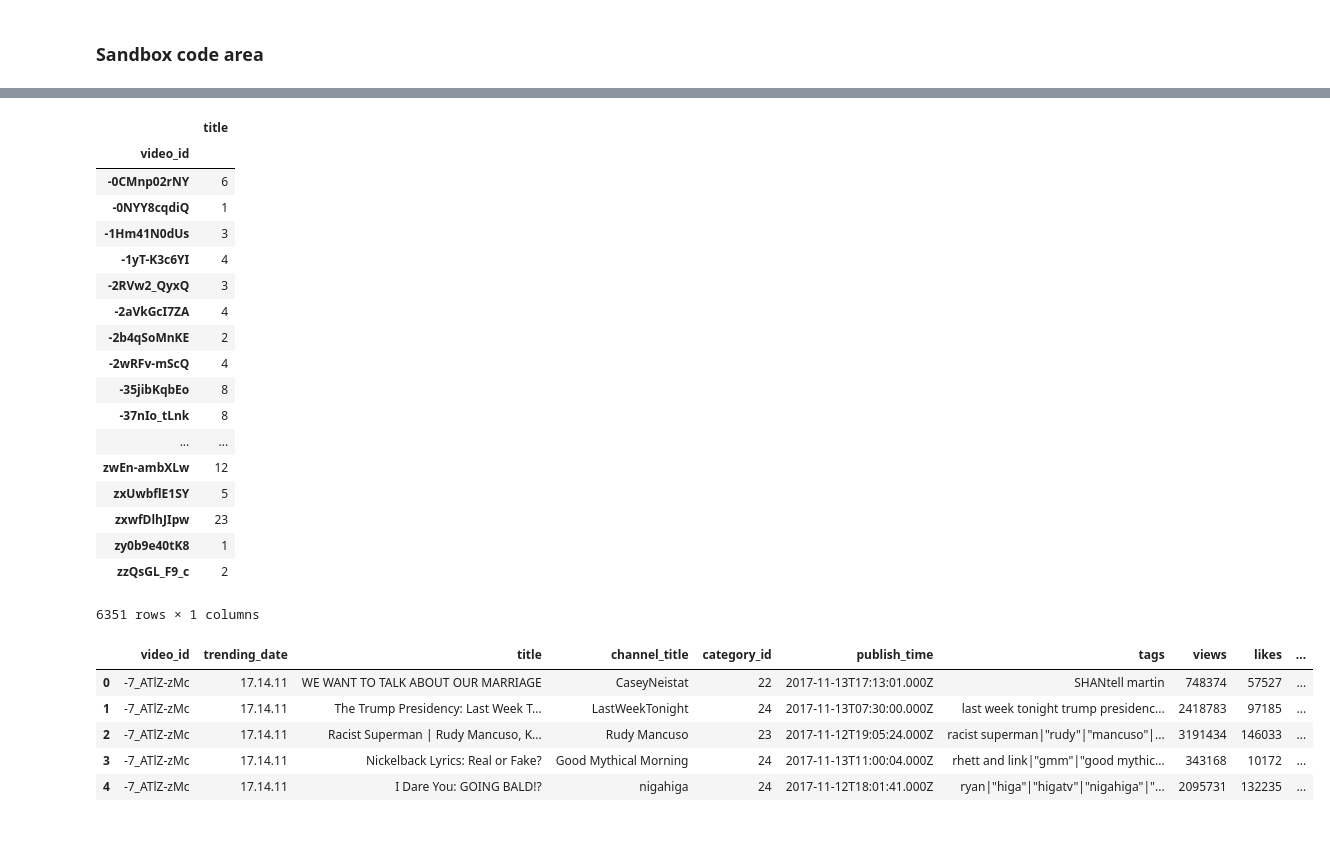
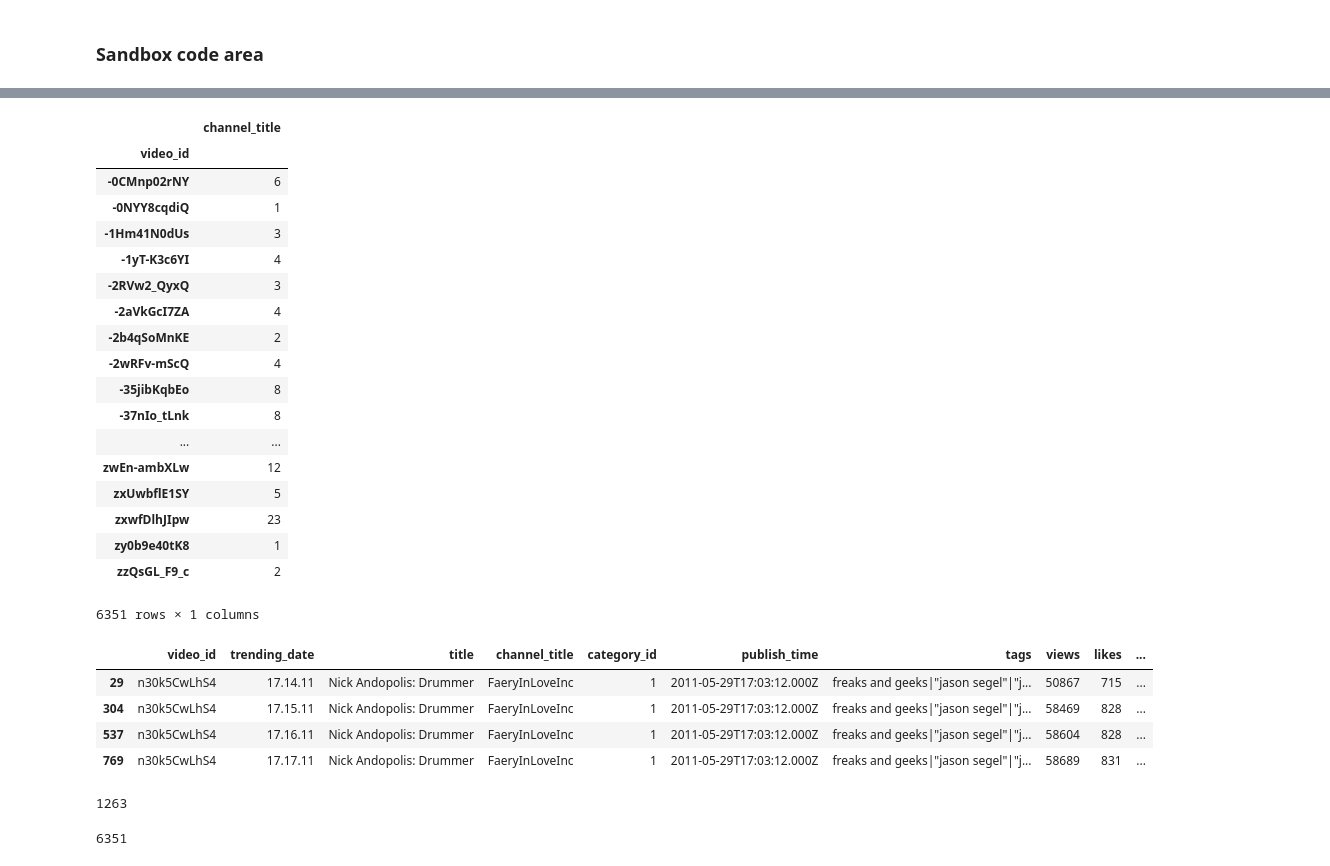
Before and after one commit to buddyguy423/DataScienceProject1, a Jupyter notebook: documents/Alex_Brainstorm.ipynb, the cells around one changed output, grey strips where cells are left out. Saved outputs shown, nothing was run; the diff lists cells and outputs as text; code cells hidden in the pictures; blank space fills up the shorter version.

```diff
--- a/documents/Alex_Brainstorm.ipynb
+++ b/documents/Alex_Brainstorm.ipynb
@@ -163,9 +163,9 @@ description               40379 non-null object
 dtypes: bool(3), int64(5), object(8)
 memory usage: 4.2+ MB
 # %%
-df[['video_id', 'channel_titple']].groupby(by='video_id').count()
+df[['video_id', 'channel_title']].groupby(by='video_id').count()
 # %% [output]
-|  | title |
+|  | channel_title |
 | video_id |  |
 | -0CMnp02rNY | 6 |
 | -0NYY8cqdiQ | 1 |
@@ -185,12 +185,40 @@ df[['video_id', 'channel_titple']].groupby(by='video_id').count()
 | zzQsGL_F9_c | 2 |
 6351 rows × 1 columns
 # %%
-cond = df['video_id'] == '-7_ATlZ-zMc'
-df[cond].head(5)
+cond = df['video_id'] == 'n30k5CwLhS4'
+df[cond]
 # %% [output]
 |  | video_id | trending_date | title | channel_title | category_id | publish_time | tags | views | likes | ... |
-| 0 | -7_ATlZ-zMc | 17.14.11 | WE WANT TO TALK ABOUT OUR MARRIAGE | CaseyNeistat | 22 | 2017-11-13T17:13:01.000Z | SHANtell martin | 748374 | 57527 | ... |
-| 1 | -7_ATlZ-zMc | 17.14.11 | The Trump Presidency: Last Week T... | LastWeekTonight | 24 | 2017-11-13T07:30:00.000Z | last week tonight trump presidenc... | 2418783 | 97185 | ... |
-| 2 | -7_ATlZ-zMc | 17.14.11 | Racist Superman | Rudy Mancuso, K... | Rudy Mancuso | 23 | 2017-11-12T19:05:24.000Z | racist superman|"rudy"|"mancuso"|... | 3191434 | 146033 | ... |
-| 3 | -7_ATlZ-zMc | 17.14.11 | Nickelback Lyrics: Real or Fake? | Good Mythical Morning | 24 | 2017-11-13T11:00:04.000Z | rhett and link|"gmm"|"good mythic... | 343168 | 10172 | ... |
-| 4 | -7_ATlZ-zMc | 17.14.11 | I Dare You: GOING BALD!? | nigahiga | 24 | 2017-11-12T18:01:41.000Z | ryan|"higa"|"higatv"|"nigahiga"|"... | 2095731 | 132235 | ... |
+| 29 | n30k5CwLhS4 | 17.14.11 | Nick Andopolis: Drummer | FaeryInLoveInc | 1 | 2011-05-29T17:03:12.000Z | freaks and geeks|"jason segel"|"j... | 50867 | 715 | ... |
+| 304 | n30k5CwLhS4 | 17.15.11 | Nick Andopolis: Drummer | FaeryInLoveInc | 1 | 2011-05-29T17:03:12.000Z | freaks and geeks|"jason segel"|"j... | 58469 | 828 | ... |
+| 537 | n30k5CwLhS4 | 17.16.11 | Nick Andopolis: Drummer | FaeryInLoveInc | 1 | 2011-05-29T17:03:12.000Z | freaks and geeks|"jason segel"|"j... | 58604 | 828 | ... |
+| 769 | n30k5CwLhS4 | 17.17.11 | Nick Andopolis: Drummer | FaeryInLoveInc | 1 | 2011-05-29T17:03:12.000Z | freaks and geeks|"jason segel"|"j... | 58689 | 831 | ... |
+# %%
+import re
+
+duration = "PT21M3S"
+
+duration_format = {
+    'S': ['(\d+)S', 1],
+    'M': ['(\d+)M', 60],
+    'H': ['(\d+)H', 3600]
+}
+
+total_seconds = 0
+
+for k,v in duration_format.items():
+    pattern = re.compile(r'{}'.format(v[0]))
+
+    result =  pattern.findall(duration)
+
+    if (len(result)) > 0:
+        number =  result[0]
+        total_seconds = total_seconds + (int(number) * v[1])
+
+print (total_seconds)
+# %% [output]
+1263
+# %%
+len(df['video_id'].unique())
+# %% [output]
+6351
```
Also changed, not shown: parts of 12 cells of this notebook, 6 other files.
